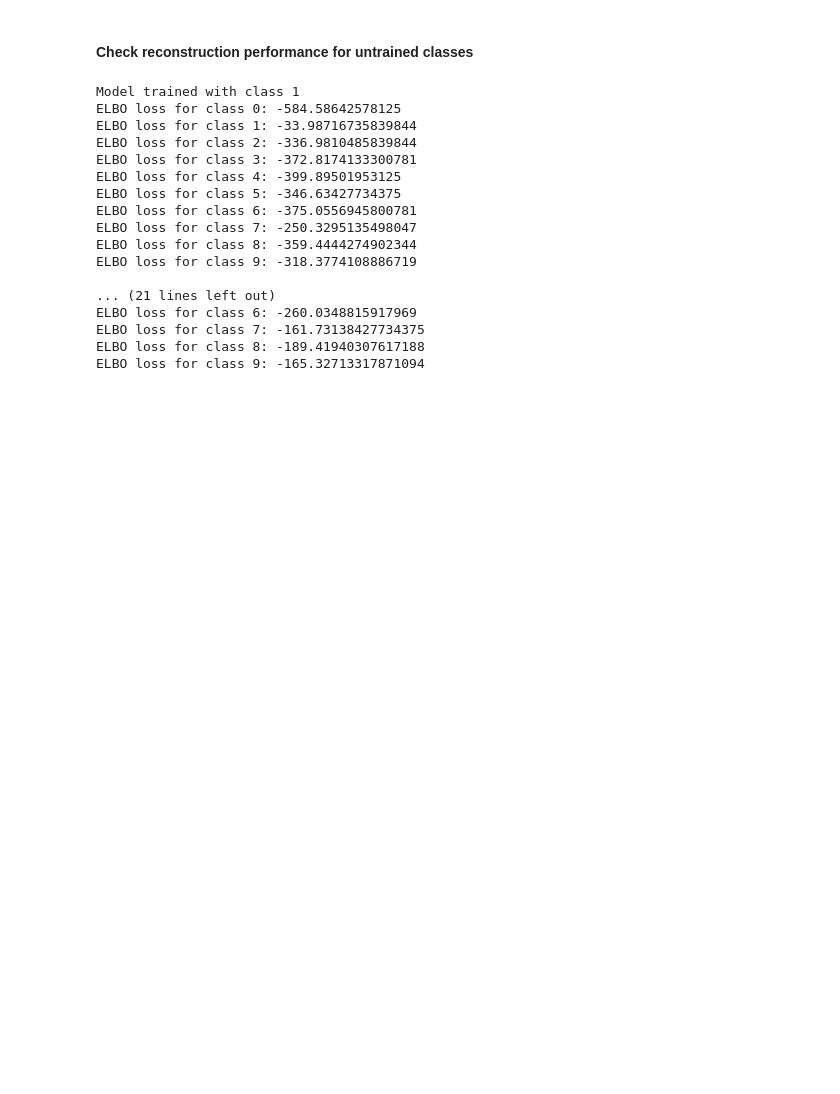
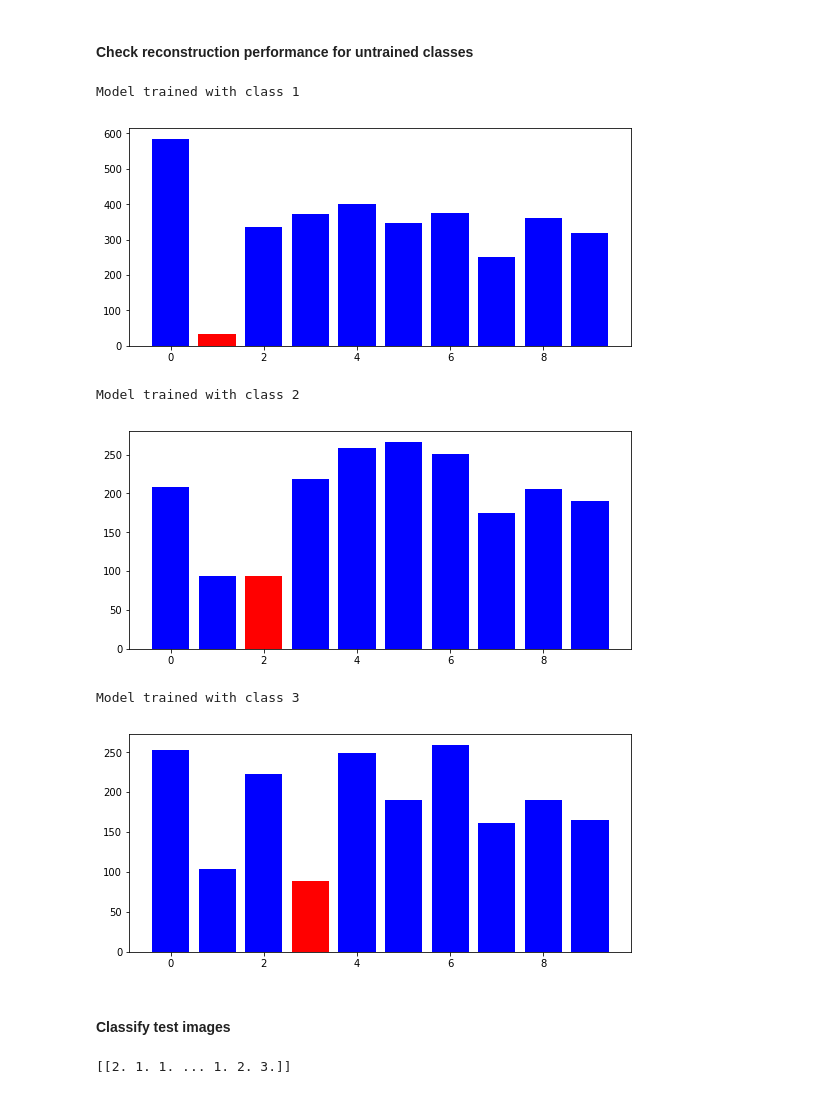
Before and after one commit to lorenzosintini/4YP, a Jupyter notebook: CVAE_MNIST_Numbers.ipynb, the cells around one changed output. Saved outputs shown, nothing was run; the diff lists cells and outputs as text; code cells hidden in the pictures; blank space fills up the shorter version.

```diff
--- a/CVAE_MNIST_Numbers.ipynb
+++ b/CVAE_MNIST_Numbers.ipynb
@@ -317,48 +348,57 @@ def visualize_latent_space(model, range1, range2, data_x, data_y, a, b):
 # %% [markdown]
 #### Check reconstruction performance for untrained classes
 # %%
-model_dict = {
-    '0' : model_0,
-    '1' : model_1,
-		'2' : model_2,
-    '3' : model_3
-	}
-
 for i in range(1,4):
   model = model_dict[str(i)]
   print('Model trained with class {}'.format(i))
-  for i in range(N_class):
-    test_images = x_test[(y_test==i)]
+  plt.figure(figsize=[9,4])
+  for j in range(N_class):
+    test_images = x_test[(y_test==j)]
     test_images = test_images/input_range
     test_images[test_images >= 0.5] = 1.0
     test_images[test_images < 0.5] = 0.0
     test_images = test_images.reshape(len(test_images), image_shape[0], image_shape[1], N_image_channels).astype('float32')
     loss = -calculate_ELBO(model,test_images)
-    print('ELBO loss for class {}: {}'.format(i,loss))
-  print('\n')
+    if j==i:
+      color='red'
+    else:
+      color='blue'
+    plt.bar(j,-loss.numpy(),color=color)
+    #print('ELBO loss for class {}: {}'.format(i,loss))
+  plt.show()
 
 
 # reconstruct_images(x_test[(y_test==8)][0:10], test_images[(y_test==8)][0:10])
 
 #visualize_latent_space(0,1000, x_train, y_train, 0,1)
 #classes_to_pick = [1]
 #x_reconstruct_test, y_reconstruct_test = pick_class(x_test, y_test, classes_to_pick)
 #visualize_latent_space(0,100, x_reconstruct_test, y_reconstruct_test, 0,1)
 # %% [output]
 Model trained with class 1
-ELBO loss for class 0: -584.58642578125
-ELBO loss for class 1: -33.98716735839844
-ELBO loss for class 2: -336.9810485839844
-ELBO loss for class 3: -372.8174133300781
-ELBO loss for class 4: -399.89501953125
-ELBO loss for class 5: -346.63427734375
-ELBO loss for class 6: -375.0556945800781
-ELBO loss for class 7: -250.3295135498047
-ELBO loss for class 8: -359.4444274902344
-ELBO loss for class 9: -318.3774108886719
-
-... (21 lines left out)
-ELBO loss for class 6: -260.0348815917969
-ELBO loss for class 7: -161.73138427734375
-ELBO loss for class 8: -189.41940307617188
-ELBO loss for class 9: -165.32713317871094
+[figure, added]
+Model trained with class 2
+[figure, added]
+Model trained with class 3
+[figure, added]
+# %% [markdown]
+#### Classify test images
+# %%
+_, _, x_test_classes, y_test_classes, _, _ = setup_dataset(x_train, y_train, x_test, y_test, chosen_classes=[1,2,3])
+predicted_class = np.zeros([1,len(x_test_classes)])
+for i in range(len(x_test_classes)):
+  test_image = x_test_classes[i]/input_range
+  test_image[test_image >= 0.5] = 1.0
+  test_image[test_image < 0.5] = 0.0
+  test_image = test_image.reshape(1, image_shape[0], image_shape[1], N_image_channels).astype('float32')
+
+  loss_per_model = []
+  for j in range(0,4):
+    model = model_dict[str(j)]
+    loss = -calculate_ELBO(model,test_image)
+    #print('ELBO loss for class {}: {}'.format(i,loss))
+    loss_per_model.append(loss)
+  predicted_class[0,i] = loss_per_model.index(max(loss_per_model))
+print(predicted_class)
+# %% [output]
+[[2. 1. 1. ... 1. 2. 3.]]
```
Also changed, not shown: parts of 4 cells of this notebook.
